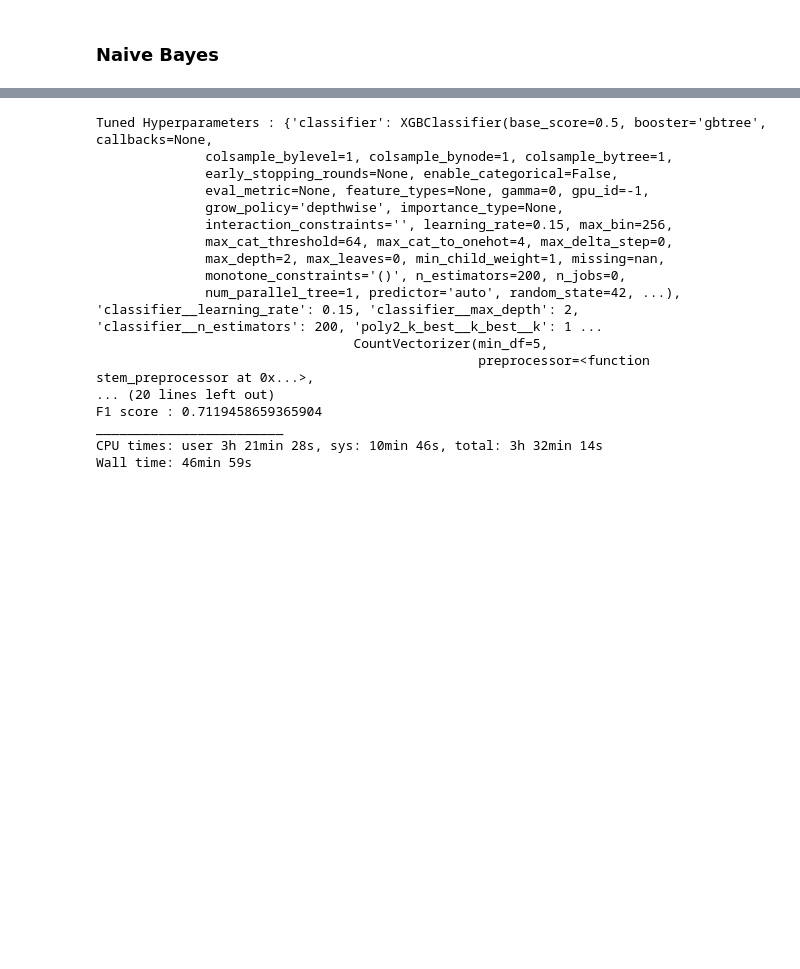
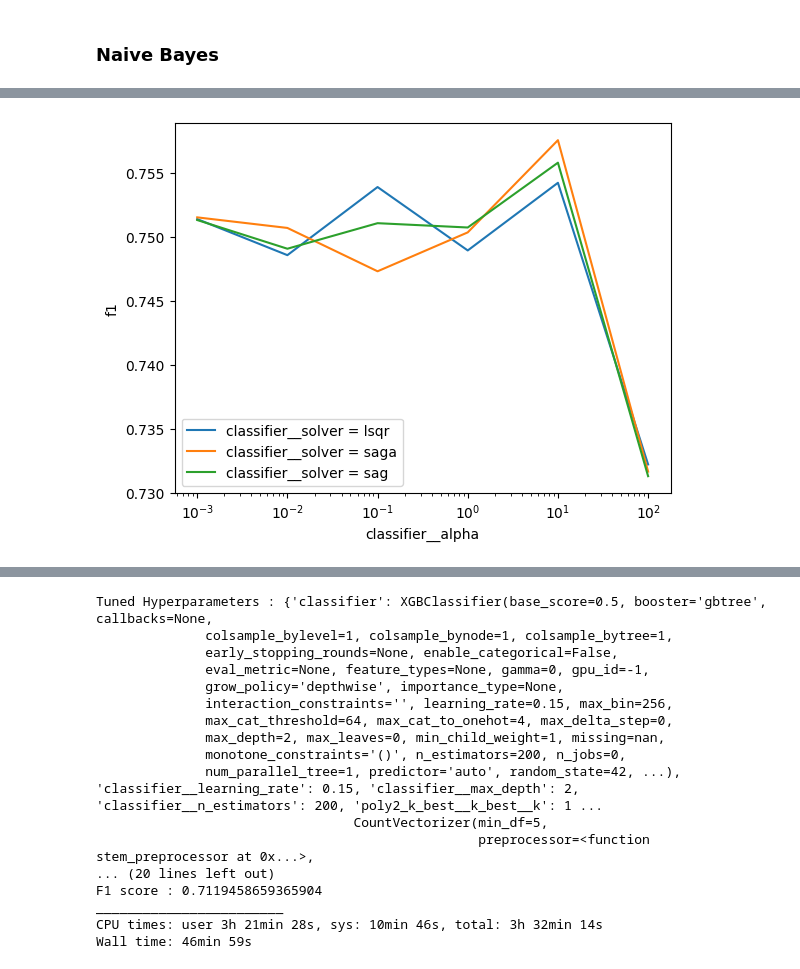
Before and after one commit to illyge/ml-zoomcamp-midterm-project, a Jupyter notebook: twitter_disasters.ipynb, the cells around one changed output, grey strips where cells are left out. Cells and saved outputs as stored; diff of their text form; code cells hidden in the pictures; blank space fills up the shorter version.

```diff
--- a/twitter_disasters.ipynb
+++ b/twitter_disasters.ipynb
@@ -1487,0 +1106,4 @@ Wall time: 2min 35s
+# %%
+plot_grid_results(rc_tuning_results, 'classifier__alpha', legend_var='classifier__solver', log=True)
+# %% [output]
+[figure, added]
```
Also changed, not shown: parts of 81 cells of this notebook, 1 other file.
